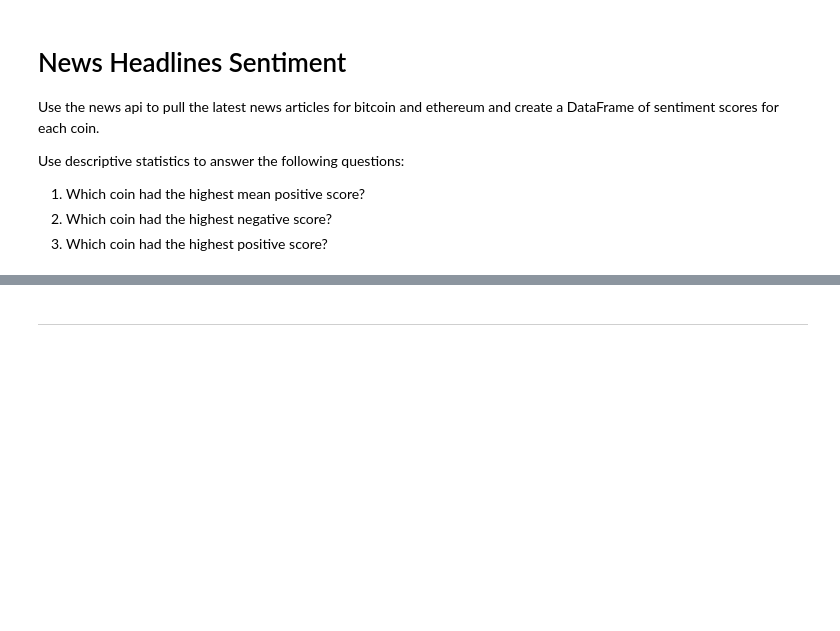
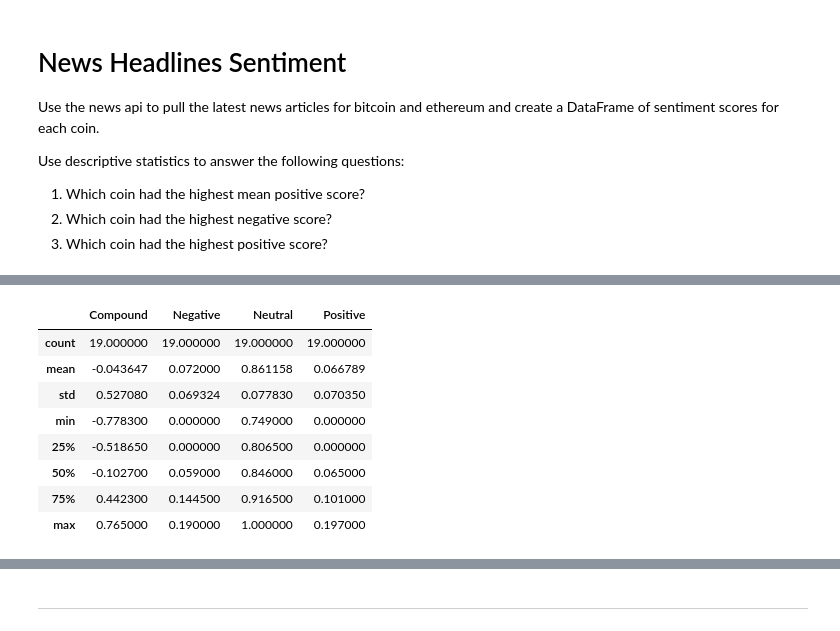
Before and after one commit to gw12s/Natural-Language-Processing-Homework, a Jupyter notebook: Instructions/Starter_Code/crypto_sentiment.ipynb, the cells around one changed output, grey strips where cells are left out. Saved outputs shown, nothing was run; the diff lists cells and outputs as text; code cells hidden in the pictures; blank space fills up the shorter version.

```diff
--- a/Instructions/Starter_Code/crypto_sentiment.ipynb
+++ b/Instructions/Starter_Code/crypto_sentiment.ipynb
@@ -97,0 +30,7 @@ test_all('bitcoin')
+# %%
+# Fetch the Bitcoin news articles
+bitcoin_headlines = newsapi.get_everything(q="bitcoin",
+                                           from_param=datetime.today(),
+                                           language='en',
+                                           sort_by='relevancy',
+                                           page=1)
@@ -168,5 +114,15 @@ sentiment_analyzer(bitcoin_headlines)
 # %%
 # Describe the Bitcoin Sentiment
-# YOUR CODE HERE!
+btc_df.describe()
+# %% [output]
+|  | Compound | Negative | Neutral | Positive |
+| count | 19.000000 | 19.000000 | 19.000000 | 19.000000 |
+| mean | -0.043647 | 0.072000 | 0.861158 | 0.066789 |
+| std | 0.527080 | 0.069324 | 0.077830 | 0.070350 |
+| min | -0.778300 | 0.000000 | 0.749000 | 0.000000 |
+| 25% | -0.518650 | 0.000000 | 0.806500 | 0.000000 |
+| 50% | -0.102700 | 0.059000 | 0.846000 | 0.065000 |
+| 75% | 0.442300 | 0.144500 | 0.916500 | 0.101000 |
+| max | 0.765000 | 0.190000 | 1.000000 | 0.197000 |
 # %%
 # Describe the Ethereum Sentiment
```
Also changed, not shown: parts of 29 cells of this notebook, 1 other file.
